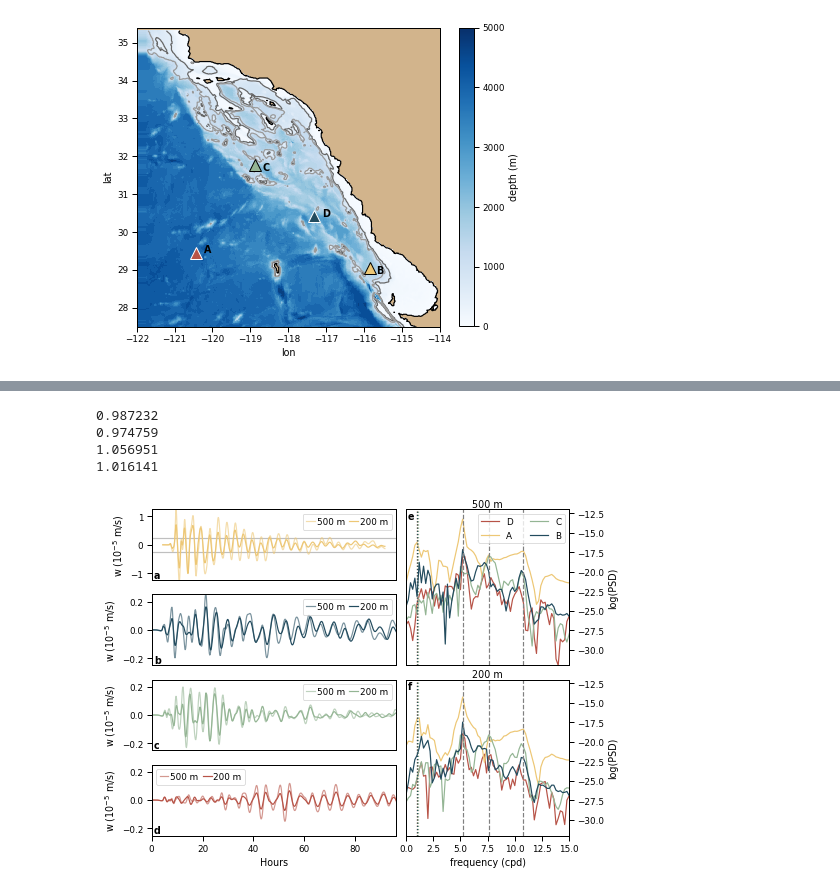
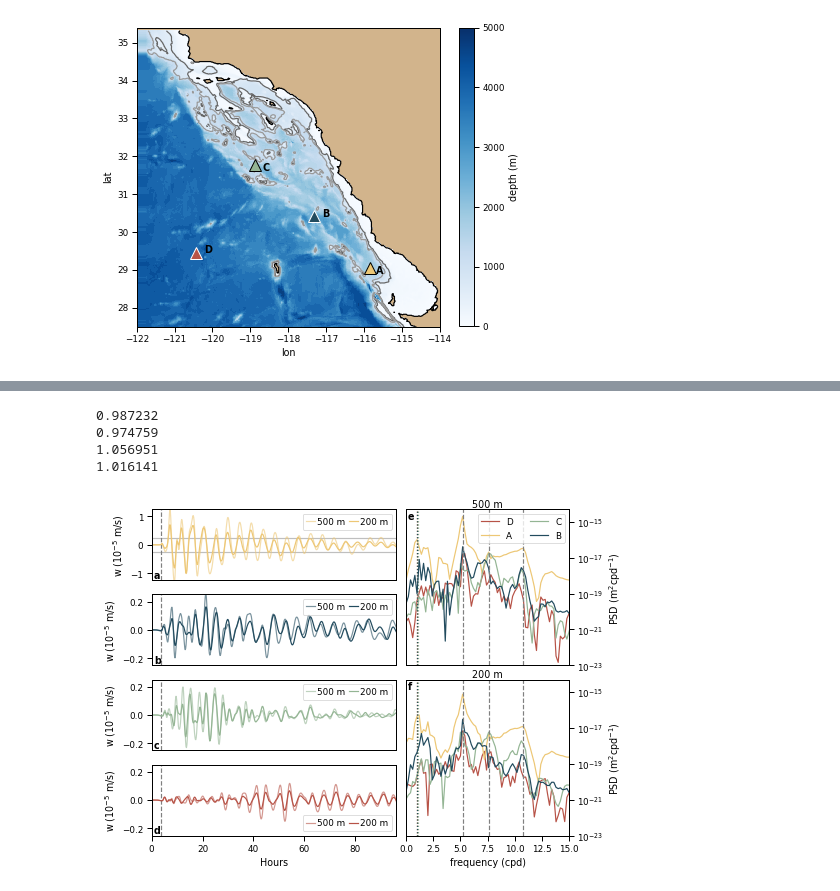
Before and after one commit to anakarinarm/notebooks_SVB, a Jupyter notebook: MITgcm/domain5/figures_paper/figure09_and_10.ipynb, the cells around one changed output, grey strips where cells are left out. Saved outputs shown, nothing was run; the diff lists cells and outputs as text; code cells hidden in the pictures.

```diff
--- a/MITgcm/domain5/figures_paper/figure09_and_10.ipynb
+++ b/MITgcm/domain5/figures_paper/figure09_and_10.ipynb
@@ -302,7 +143,7 @@ for ax in [ax1,ax2,ax3,ax4]:
     ax.set_xlim(0,96)
 
 # -------- contourf w ---------------
-for axx,st,pt, panel in zip([ax4,ax1,ax3,ax2],['D','A','C','B'],[pta,ptb,ptc,ptd],['d','a','c','b']):
+for axx,st,pt,panel,stT in zip([ax4,ax1,ax3,ax2],['A','B','C','D'],[pta,ptb,ptc,ptd],['d','a','c','b'],['D','A','C','B']):
     varw = np.load('../wanom_tz_st%s.npz' %st)
     pc = axx.contourf(times/3600,Zl[:73],
                       np.transpose(varw["w_st%s" %st][:,:73]/np.max(abs(varw["w_st%s" %st][:,:73]))),
@@ -319,8 +160,8 @@ for axx,st,pt, panel in zip([ax4,ax1,ax3,ax2],['D','A','C','B'],[pta,ptb,ptc,ptd
                      linestyles=[':'],
                      #colors=['yellow','green','purple','0.7','purple','green','yellow'],
                      colors=['0.5'])
-    print('w max for station %s is %e m/s' %(st,np.max(abs(varw["w_st%s" %st][:,:73]))))
-    axx.set_title('Station %s' %st, pad=0.01)
+    print('w max for station %s is %e m/s' %(stT,np.max(abs(varw["w_st%s" %st][:,:73]))))
+    axx.set_title('Station %s' %stT, pad=0.01)
     axx.set_ylabel('Depth (m)')
     axx.axhline(-197, color='black', alpha=0.7)
     axx.axhline(-500, color='black', alpha=0.7)
@@ -355,8 +196,10 @@ ax5.set_xlabel('Hours')
 for ax in [ax3,ax4,ax5]:
     ax.set_xlim(0,96)
     ax.set_ylim(-.25,.25)
+    ax.axvline(3.5, color='0.5', linestyle='--')
+ax2.axvline(3.5, color='0.5', linestyle='--')
 ax2.set_ylim(-1.25,1.25)
-
+ax2.set_xlim(0,96)
 # ---- time series ----
 ax5.plot(times[:]/3600, var['w500'][0,:]*1E5, label='500 m',
         color=colors[0], alpha=0.6)
@@ -401,43 +244,45 @@ for st, st_name, col, ind in zip(range(4), st_names, colors, [pta,ptb,ptc,ptd]):
     fftFreq = np.fft.rfftfreq(len(var['w500'][st,:]), dt)
     fftFreqb = np.fft.rfftfreq(len(var['w200'][st,:]), dt)
 
-    ax1.plot(fftFreq*86400,np.log(signalPSD[:]),col,label=st_name)
-    ax1b.plot(fftFreqb*86400,np.log(signalPSDb[:]),col,label=st_name)
+    ax1.plot(fftFreq*86400,signalPSD[:]/(1e4*86400),col,label=st_name)
+    ax1b.plot(fftFreqb*86400,signalPSDb/(1e4*86400),col,label=st_name)
 
     f = 86400*2*omega*np.sin(np.radians(lat[ind[1]]))/(2*np.pi) #cpd
     print('%f' %f)
     ax1.axvline(f, color=col, linestyle=':')
     ax1b.axvline(f, color=col, linestyle=':')
 
 ax1.legend(ncol=2)
-ax1.set_ylabel('log(PSD)')
+ax1.set_ylabel('PSD (m$^2$cpd$^{-1}$)')
 ax1.set_xlim(0,15)
-ax1.set_ylim(-32, -12)
+ax1.set_yscale('log')
+ax1.set_ylim(1E-23, 5E-15)
 ax1.set_title('500 m', pad=0)
 ax1.set_xticks([])
 ax1.yaxis.tick_right()
 ax1.yaxis.set_label_position("right")
 
 ax1b.set_xlabel('frequency (cpd)')
-ax1b.set_ylabel('log(PSD)')
+ax1b.set_ylabel('PSD (m$^2$cpd$^{-1}$)')
 ax1b.set_xlim(0,15)
-ax1b.set_ylim(-32, -12)
+ax1b.set_yscale('log')
+ax1b.set_ylim(1E-23, 5E-15)
 ax1b.set_title('200 m', pad=0)
 ax1b.yaxis.tick_right()
 ax1b.yaxis.set_label_position("right")
 
 for axx, lab in zip([ax1, ax1b], ['e','f']):
     axx.axvline(5.2, color='0.5', linestyle='--')
     axx.axvline(7.6, color='0.5', linestyle='--')
     axx.axvline(10.8, color='0.5', linestyle='--')
     axx.text(0.01,0.94,lab, fontweight='bold',transform=axx.transAxes)
 
 plt.tight_layout()
 plt.savefig('figure10.png', dpi=500, bbox_inches='tight')
 plt.show()
 # %% [output]
 0.987232
 0.974759
 1.056951
 1.016141
-[figure, old version]
+[figure, new version]
```
Also changed, not shown: parts of 7 cells of this notebook, 11 other files.
